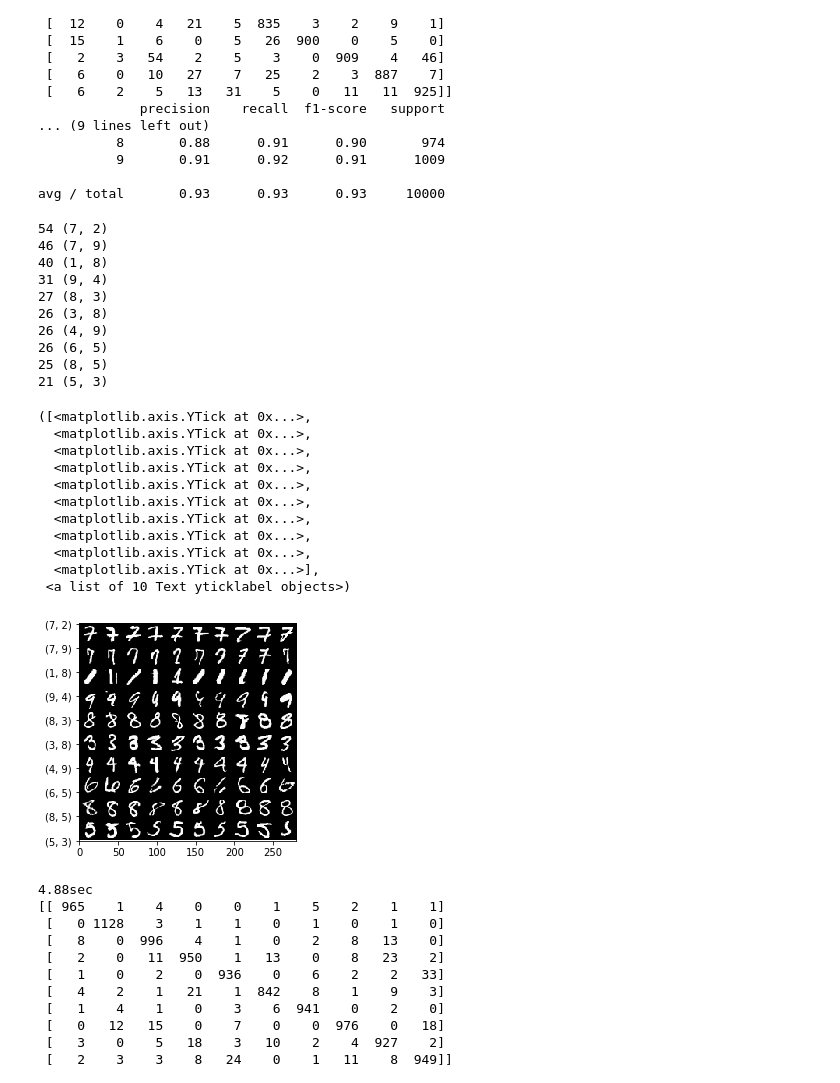
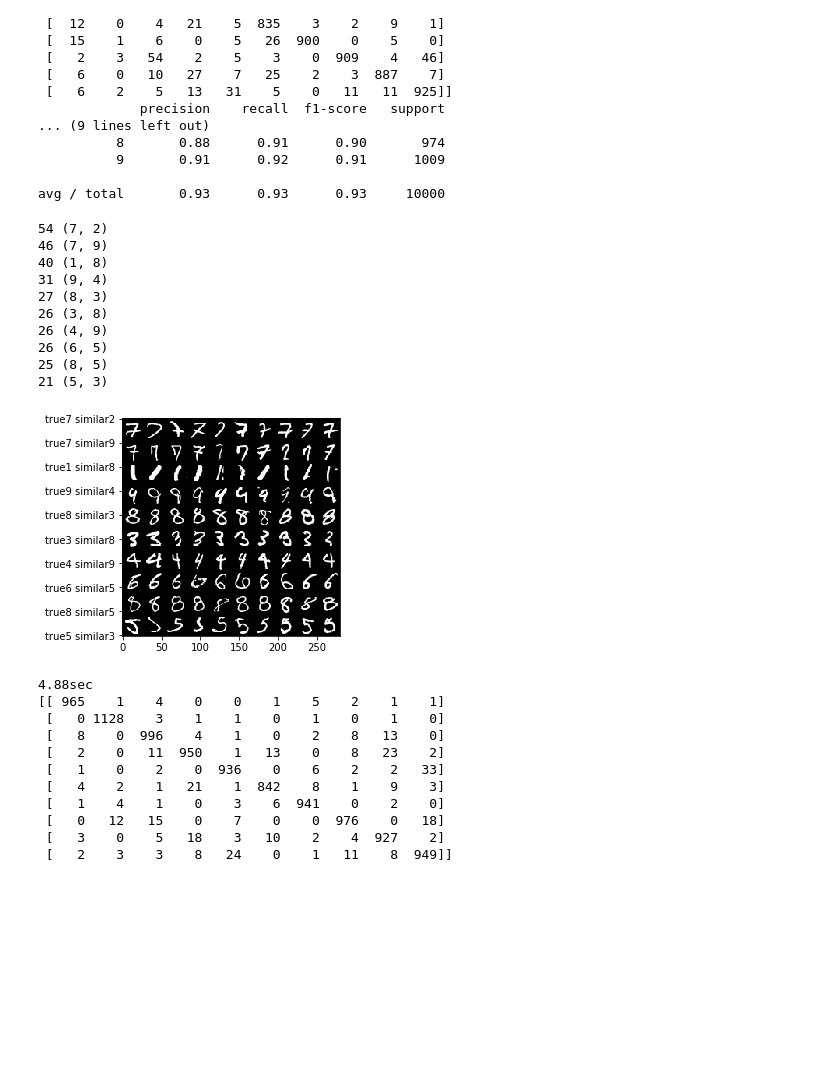
Before and after one commit to yygr/datascience_utility, a Jupyter notebook: notebook/Mnist classifier with VAE+Mahalanobis.ipynb, the cells around one changed output. Drawn from its saved outputs; the diff is of its cells as text; code cells hidden in the pictures; blank space fills up the shorter version.

```diff
--- a/notebook/Mnist classifier with VAE+Mahalanobis.ipynb
+++ b/notebook/Mnist classifier with VAE+Mahalanobis.ipynb
@@ -173,49 +173,36 @@ smlr = []
 for i in range(10):
     i = np.where(check==check.max())
     #print(check[i], [tuple(x) for x in zip(*i)])
     for x in zip(*i):
         print(check[x], tuple(x))
         smlr.append(tuple(x))
     check[i] = 0
     if len(smlr)>=10:
         break
 
 idx = []
 for i, j in smlr:
     _idx = np.where(y_test==i)[0]
     _idx = _idx[pred[_idx]==j]
     _idx = _idx[np.random.permutation(len(_idx))]
     idx = idx + list(_idx[:10])
 
-
-
 im = x_test[idx].reshape(10, 10, 28, 28).transpose(0, 2, 1, 3).reshape(10*28, 10*28)
 plt.imshow(im, cmap='gray')
-ticks = np.linspace(0, 10*28, 10).astype('int')
-plt.yticks(ticks, [f'{x}' for x in smlr])
+ticks = np.linspace(0, 10*28-1, 10).astype('int')
+_ = plt.yticks(ticks, [f'true{x[0]} similar{x[1]}' for x in smlr])
 # %% [output]
 54 (7, 2)
 46 (7, 9)
 40 (1, 8)
 31 (9, 4)
 27 (8, 3)
 26 (3, 8)
 26 (4, 9)
 26 (6, 5)
 25 (8, 5)
 21 (5, 3)
-([<matplotlib.axis.YTick at 0x...>,
-  <matplotlib.axis.YTick at 0x...>,
-  <matplotlib.axis.YTick at 0x...>,
-  <matplotlib.axis.YTick at 0x...>,
-  <matplotlib.axis.YTick at 0x...>,
-  <matplotlib.axis.YTick at 0x...>,
-  <matplotlib.axis.YTick at 0x...>,
-  <matplotlib.axis.YTick at 0x...>,
-  <matplotlib.axis.YTick at 0x...>,
-  <matplotlib.axis.YTick at 0x...>],
- <a list of 10 Text yticklabel objects>)
-[figure, old version]
+[figure, new version]
 # %%
 from sklearn.neighbors import KNeighborsClassifier
 knn = KNeighborsClassifier().fit(z_train, y_train.reshape(-1))
```
Also changed, not shown: parts of 4 cells of this notebook, 1 other file.
